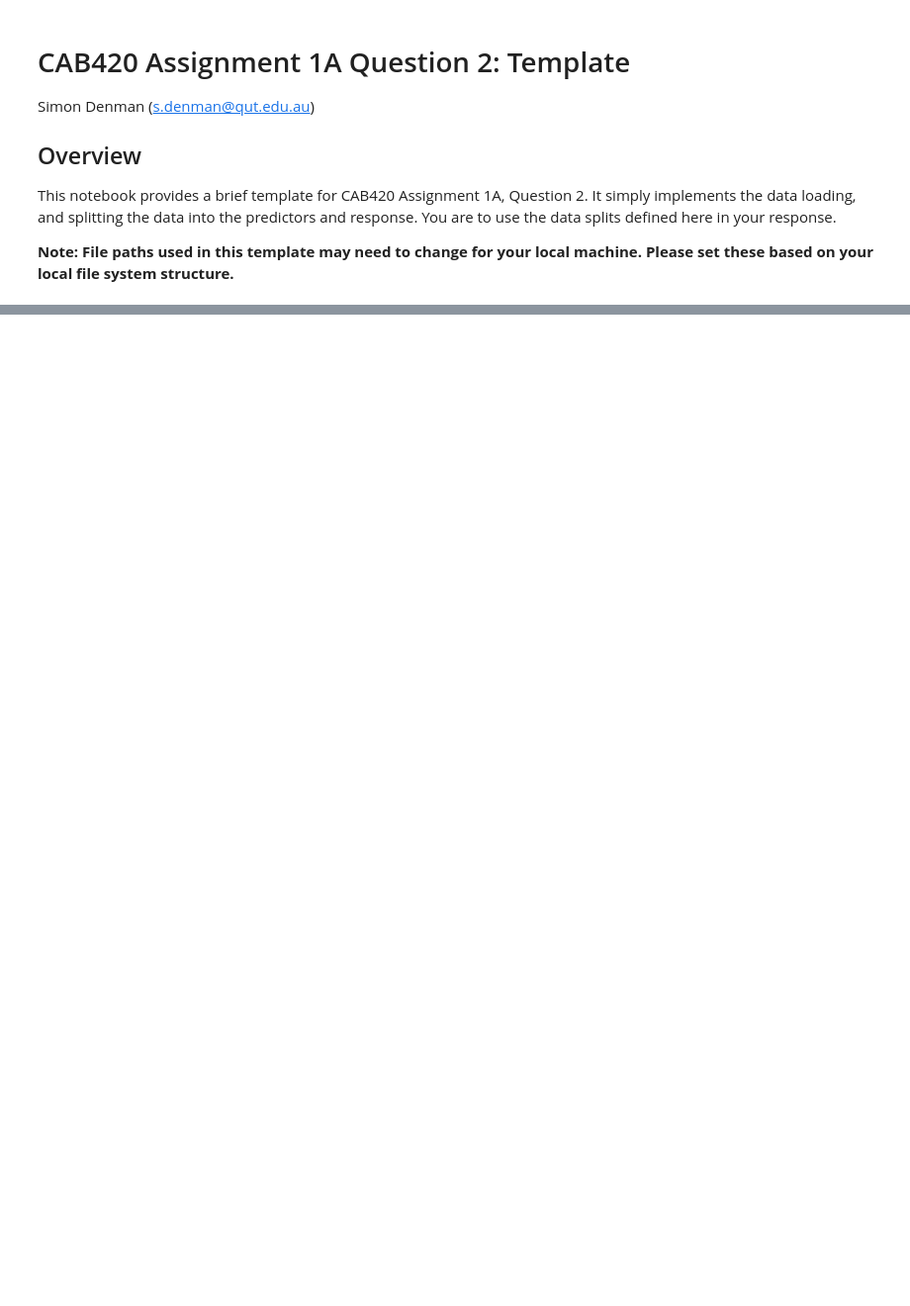
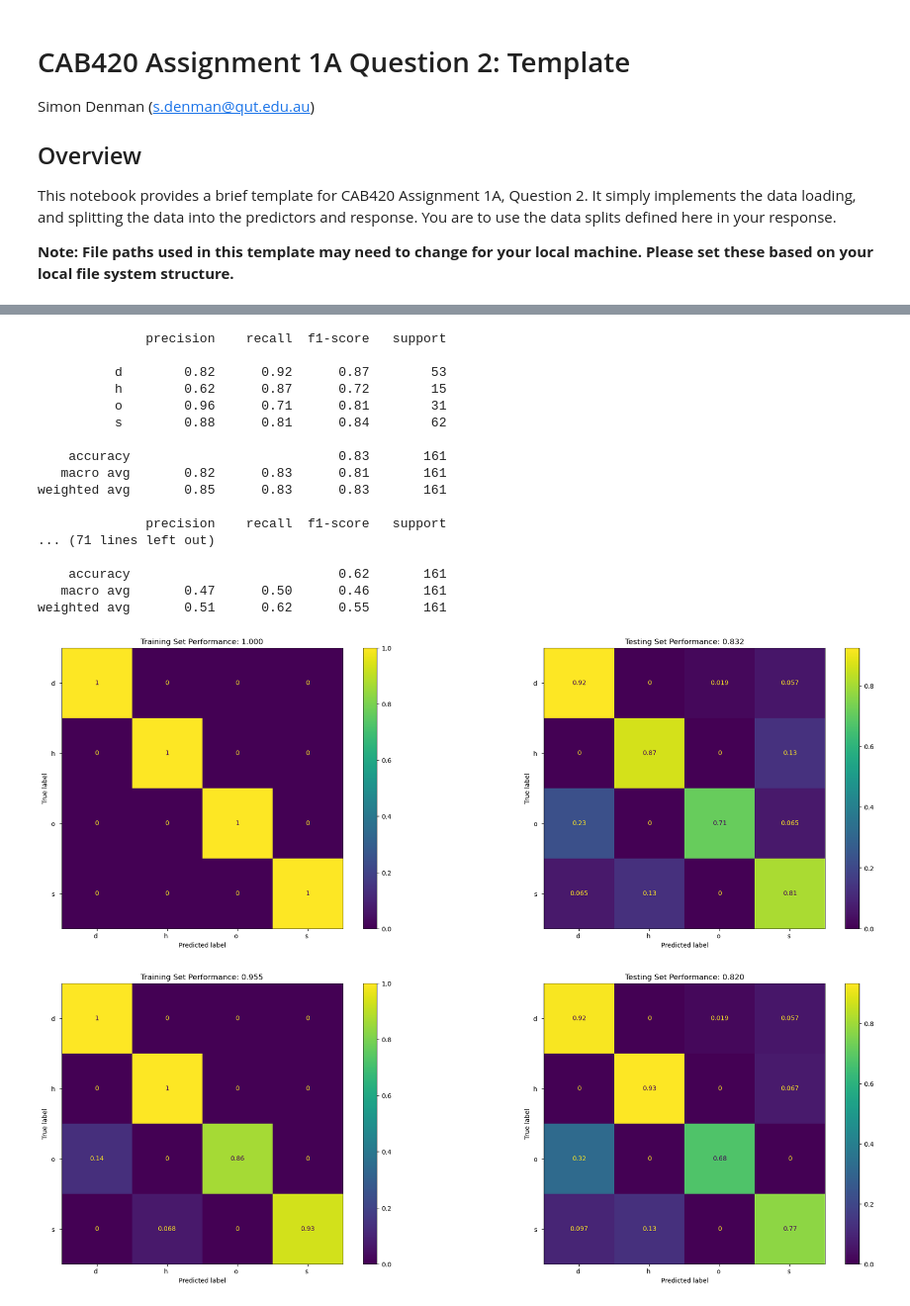
Before and after one commit to DonMMK/Machine-Learning-CAB420, a Jupyter notebook: assessment1a/Q2/CAB420_A1A_Q2_Template.ipynb, the cells around one changed output, grey strips where cells are left out. Shown at 99% size. Saved outputs shown, nothing was run; the diff lists cells and outputs as text; code cells hidden in the pictures; blank space fills up the shorter version.

```diff
--- a/assessment1a/Q2/CAB420_A1A_Q2_Template.ipynb
+++ b/assessment1a/Q2/CAB420_A1A_Q2_Template.ipynb
@@ -24,0 +96,26 @@ Y_test = test.iloc[:,0].to_numpy()
+# %%
+values_of_k = [1, 2, 4, 8, 16, 32, 64, 128]
+for k in values_of_k:
+    cknn = KNeighborsClassifier(n_neighbors=k)
+    cknn.fit(X_train, Y_train)
+    eval_model(cknn, X_train, Y_train, X_test, Y_test)
+# %% [output]
+              precision    recall  f1-score   support
+
+          d        0.82      0.92      0.87        53
+          h        0.62      0.87      0.72        15
+          o        0.96      0.71      0.81        31
+          s        0.88      0.81      0.84        62
+
+    accuracy                           0.83       161
+   macro avg       0.82      0.83      0.81       161
+weighted avg       0.85      0.83      0.83       161
+
+              precision    recall  f1-score   support
+... (71 lines left out)
+
+    accuracy                           0.62       161
+   macro avg       0.47      0.50      0.46       161
+weighted avg       0.51      0.62      0.55       161
+[figure, added]
+[figure, added]
```
Also changed, not shown: parts of 23 cells of this notebook.
